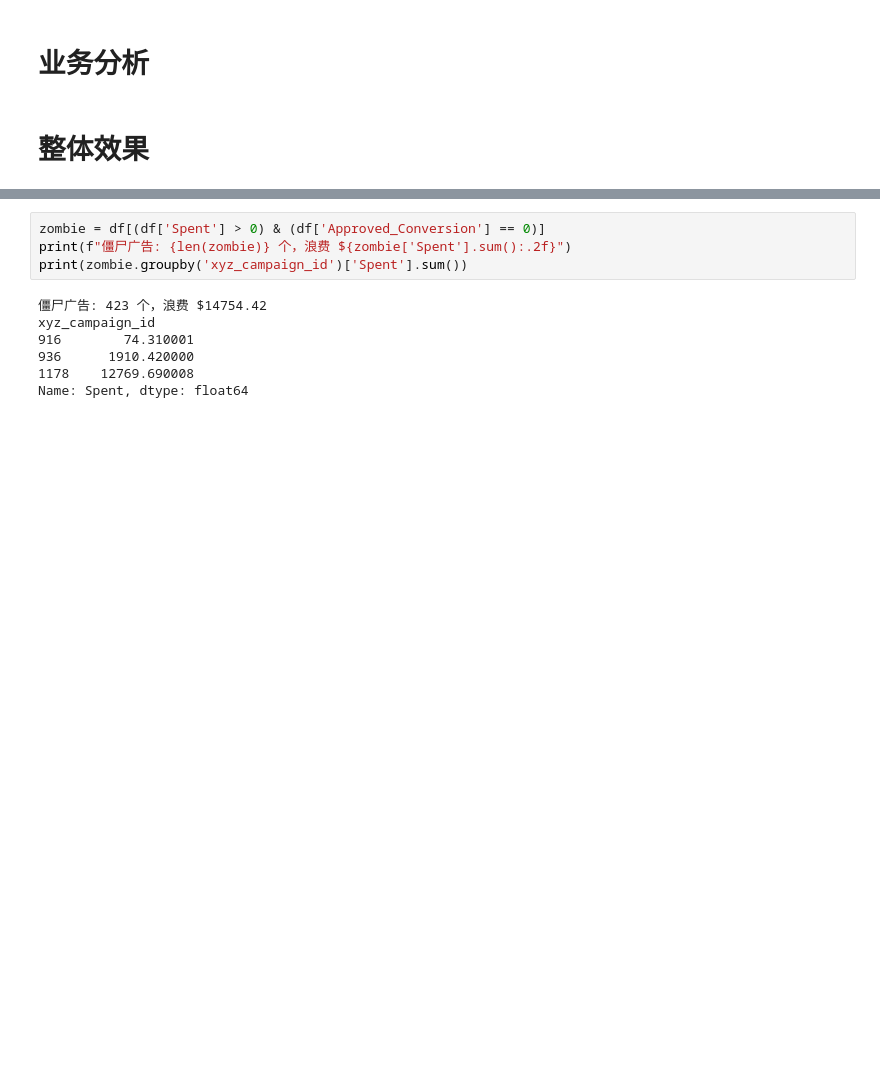
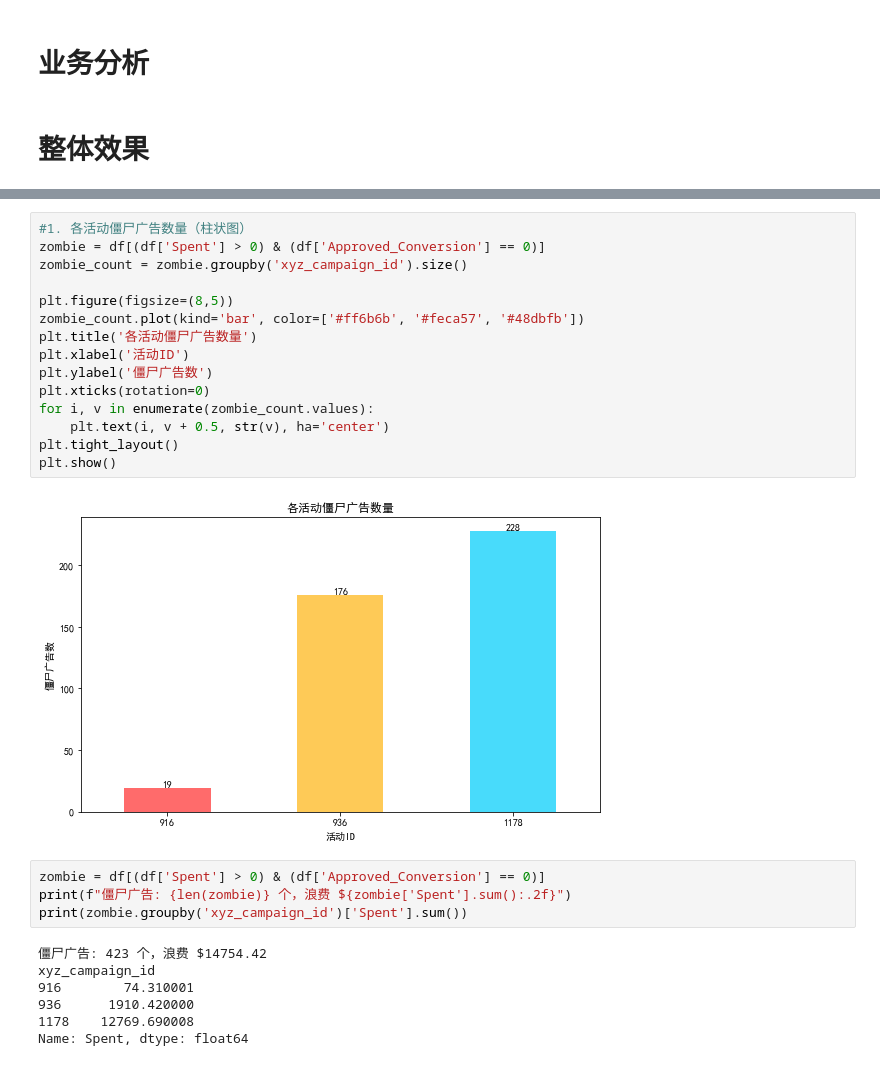
Before and after one commit to Zoeywzy123/ad-campaign-analysis, a Jupyter notebook: 广告.ipynb, the cells around one changed output, grey strips where cells are left out. Saved outputs shown, nothing was run; the diff lists cells and outputs as text; blank space fills up the shorter version.

```diff
--- a/广告.ipynb
+++ b/广告.ipynb
@@ -365,3 +305,20 @@ display(interest)
+# %%
+#1. 各活动僵尸广告数量（柱状图）
+zombie = df[(df['Spent'] > 0) & (df['Approved_Conversion'] == 0)]
+zombie_count = zombie.groupby('xyz_campaign_id').size()
+
+plt.figure(figsize=(8,5))
+zombie_count.plot(kind='bar', color=['#ff6b6b', '#feca57', '#48dbfb'])
+plt.title('各活动僵尸广告数量')
+plt.xlabel('活动ID')
+plt.ylabel('僵尸广告数')
+plt.xticks(rotation=0)
+for i, v in enumerate(zombie_count.values):
+    plt.text(i, v + 0.5, str(v), ha='center')
+plt.tight_layout()
+plt.show()
+# %% [output]
+[figure, added]
 # %%
 zombie = df[(df['Spent'] > 0) & (df['Approved_Conversion'] == 0)]
 print(f"僵尸广告: {len(zombie)} 个，浪费 ${zombie['Spent'].sum():.2f}")
```
Also changed, not shown: parts of 43 cells of this notebook.
